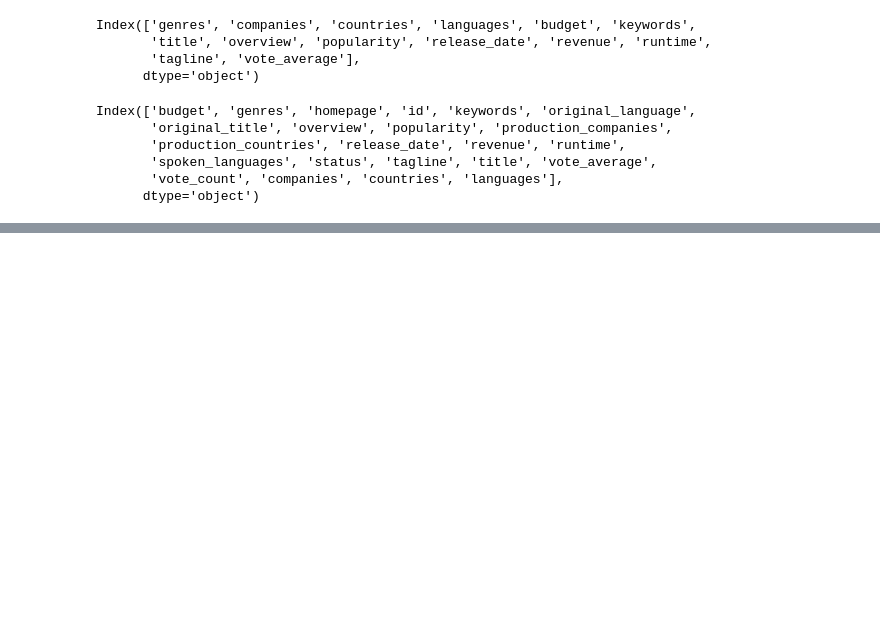
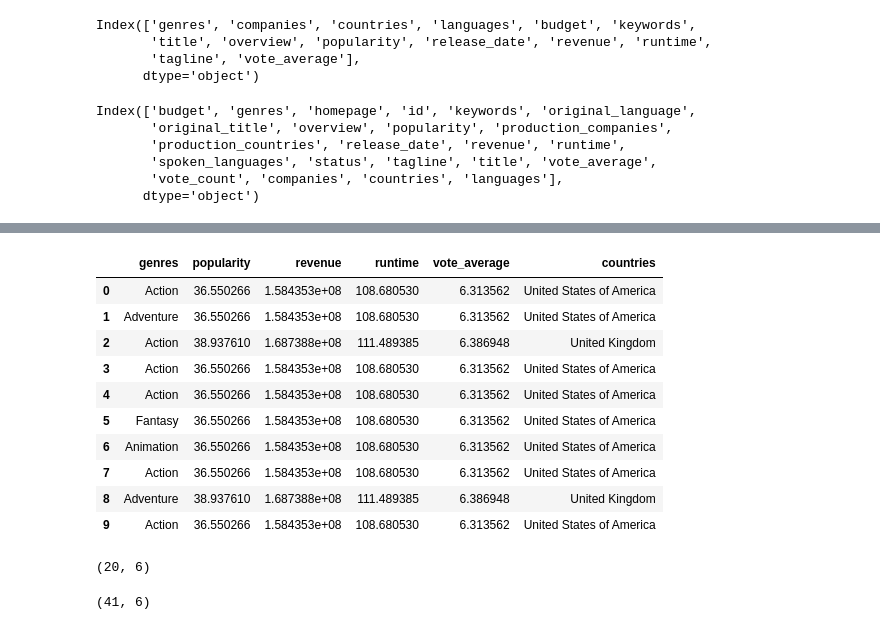
Before and after one commit to hejiaxu7146/ANLY503, a Jupyter notebook: Exam/Code/503ExamCleanData.ipynb, the cells around one changed output, grey strips where cells are left out. Saved outputs shown, nothing was run; the diff lists cells and outputs as text; code cells hidden in the pictures; blank space fills up the shorter version.

```diff
--- a/Exam/Code/503ExamCleanData.ipynb
+++ b/Exam/Code/503ExamCleanData.ipynb
@@ -247,0 +445,18 @@ dfmovie.to_csv("finalmovie.csv", index=False)
+# %%
+coun["revenue"] = coun.groupby(['countries']).revenue.transform('mean')
+coun["popularity"] = coun.groupby(['countries']).popularity.transform('mean')
+coun["runtime"] = coun.groupby(['countries']).runtime.transform('mean')
+coun["vote_average"] = coun.groupby(['countries']).vote_average.transform('mean')
+coun.head(10)
+# %% [output]
+|  | genres | popularity | revenue | runtime | vote_average | countries |
+| 0 | Action | 36.550266 | 1.584353e+08 | 108.680530 | 6.313562 | United States of America |
+| 1 | Adventure | 36.550266 | 1.584353e+08 | 108.680530 | 6.313562 | United States of America |
+| 2 | Action | 38.937610 | 1.687388e+08 | 111.489385 | 6.386948 | United Kingdom |
+| 3 | Action | 36.550266 | 1.584353e+08 | 108.680530 | 6.313562 | United States of America |
+| 4 | Action | 36.550266 | 1.584353e+08 | 108.680530 | 6.313562 | United States of America |
+| 5 | Fantasy | 36.550266 | 1.584353e+08 | 108.680530 | 6.313562 | United States of America |
+| 6 | Animation | 36.550266 | 1.584353e+08 | 108.680530 | 6.313562 | United States of America |
+| 7 | Action | 36.550266 | 1.584353e+08 | 108.680530 | 6.313562 | United States of America |
+| 8 | Adventure | 38.937610 | 1.687388e+08 | 111.489385 | 6.386948 | United Kingdom |
+| 9 | Action | 36.550266 | 1.584353e+08 | 108.680530 | 6.313562 | United States of America |
@@ -247,0 +466,8 @@ dfmovie.to_csv("finalmovie.csv", index=False)
+# %%
+gen.shape
+# %% [output]
+(20, 6)
+# %%
+coun.shape
+# %% [output]
+(41, 6)
```
Also changed, not shown: parts of 24 cells of this notebook, 2 other files.
